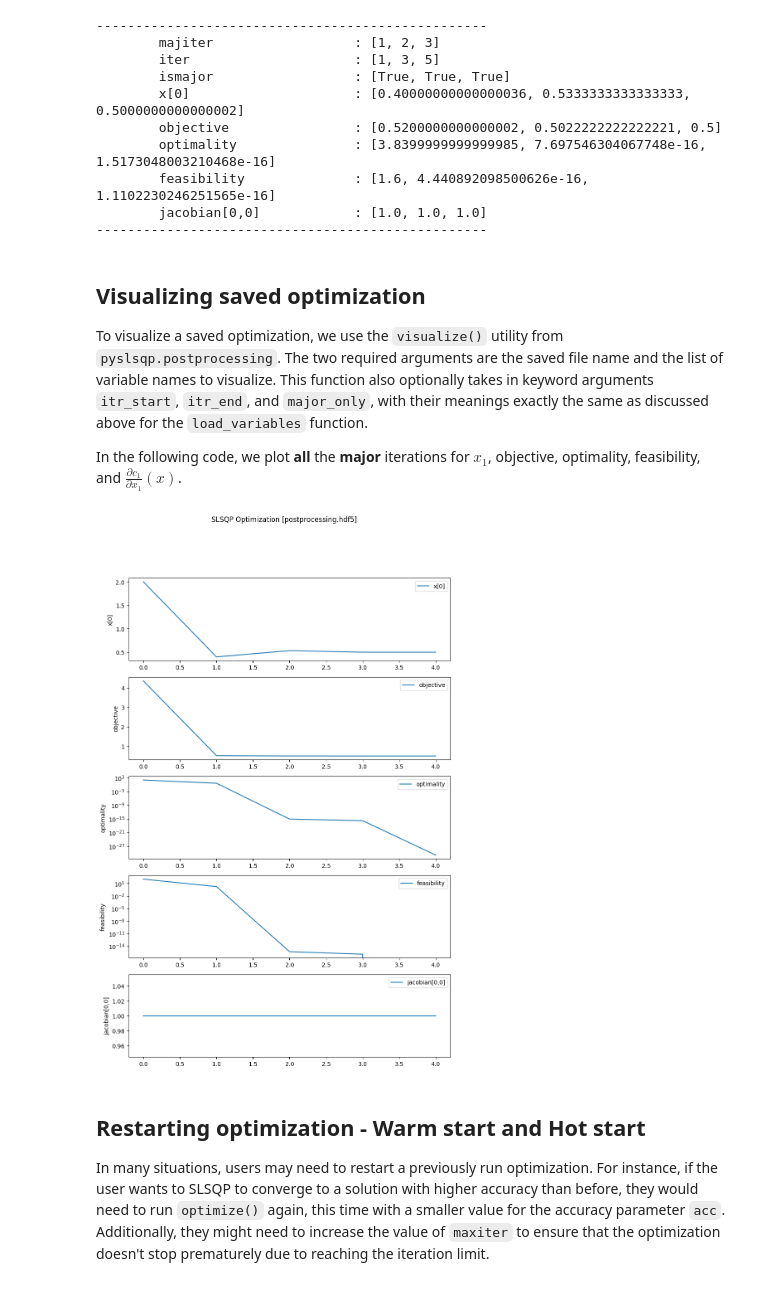
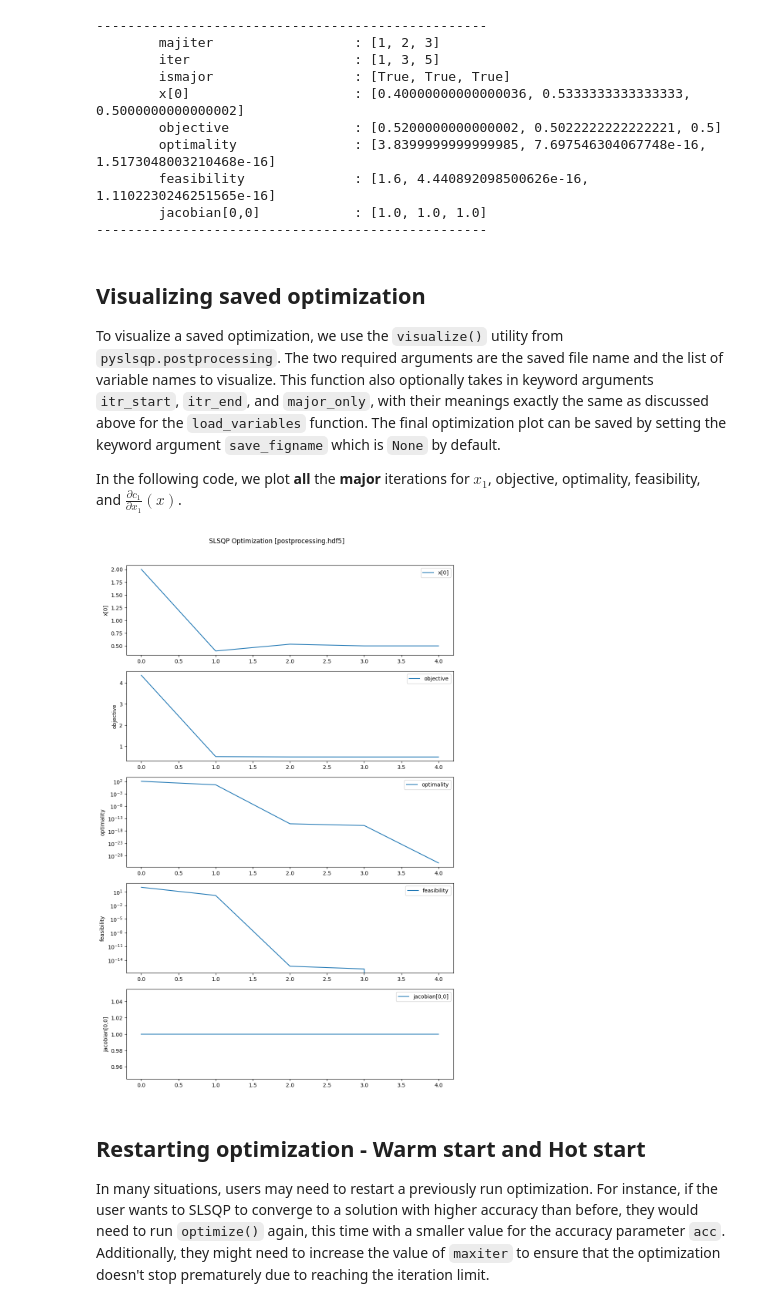
Before and after one commit to anugrahjo/PySLSQP_alpha, a Jupyter notebook: docs/src/postprocessing.ipynb, the cells around one changed output. Saved outputs shown, nothing was run; the diff lists cells and outputs as text; code cells hidden in the pictures.

Commit message:
Plot close added, plot sizing changed a little, save plot always when visualized to save_figname.pdf

```diff
--- a/docs/src/postprocessing.ipynb
+++ b/docs/src/postprocessing.ipynb
@@ -150,15 +150,17 @@ To visualize a saved optimization, we use the `visualize()` utility from `pyslsq
 The two required arguments are the saved file name and the list of variable names to visualize.
 This function also optionally takes in keyword arguments `itr_start`, `itr_end`, and `major_only`,
 with their meanings exactly the same as discussed above for the `load_variables` function.
+The final optimization plot can be saved by setting the keyword argument
+`save_figname` which is `None` by default.
 
 In the following code, we plot **all** the **major** iterations for $x_1$, objective, optimality, feasibility, and $\frac{\partial c_1}{\partial x_1}(x)$.
 # %%
 %matplotlib inline
 
 from pyslsqp.postprocessing import visualize
-visualize('postprocessing.hdf5', ['x[0]', 'objective', 'optimality', 'feasibility', 'jacobian[0,0]'], itr_start=0, itr_end=-1, major_only=True)
+visualize('postprocessing.hdf5', ['x[0]', 'objective', 'optimality', 'feasibility', 'jacobian[0,0]'], itr_start=0, itr_end=-1, major_only=True, save_figname='postprocessing_plot.pdf')
 # %% [output]
-[figure, old version]
+[figure, new version]
 # %% [markdown]
 ## Restarting optimization - Warm start and Hot start
 In many situations, users may need to restart a previously run optimization.
```
Also changed, not shown: parts of 4 cells of this notebook, 4 other files.
